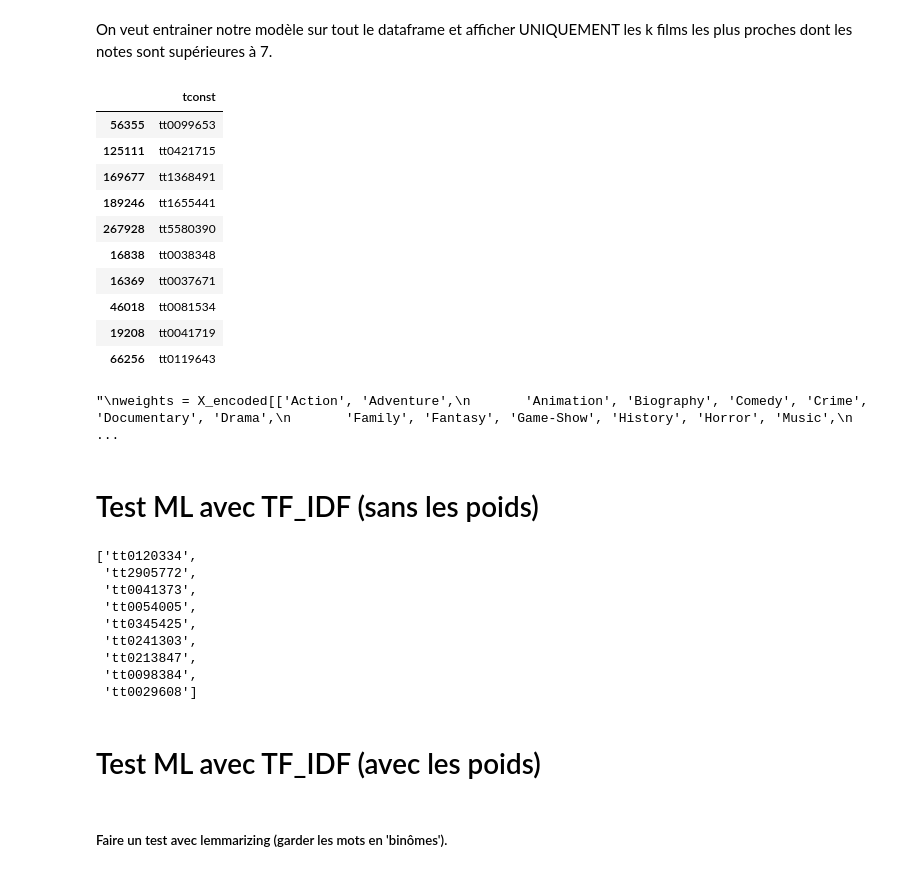
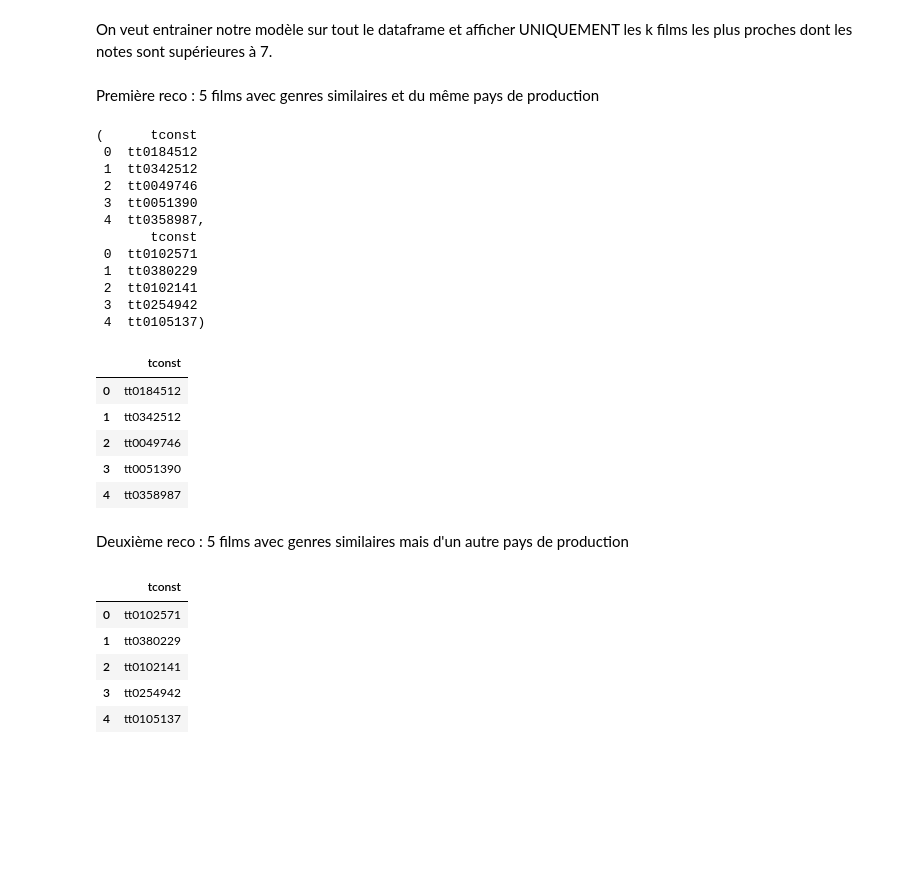
Before and after one commit to jpvt-data/AlgoCinema, a Jupyter notebook: machine learning/BIG_DF_ML.ipynb, the cells around one changed output. Saved outputs shown, nothing was run; the diff lists cells and outputs as text; code cells hidden in the pictures; blank space fills up the shorter version.

```diff
--- a/machine learning/BIG_DF_ML.ipynb
+++ b/machine learning/BIG_DF_ML.ipynb
@@ -332,0 +236,2 @@ def recommandation(tconst):
+# %% [markdown]
+Première reco : 5 films avec genres similaires et du même pays de production
@@ -333,33 +402,25 @@ def recommandation(tconst):
+# %%
+recommandation_finale('tt0275209')
+# %% [output]
+(      tconst
+ 0  tt0184512
+ 1  tt0342512
+ 2  tt0049746
+ 3  tt0051390
+ 4  tt0358987,
+       tconst
+ 0  tt0102571
+ 1  tt0380229
+ 2  tt0102141
+ 3  tt0254942
+ 4  tt0105137)
 # %%
-selection = recommandation('tt0099487')
-pd.DataFrame(selection)
+selection = recommandation('tt0275209')
+selection
 # %% [output]
 |  | tconst |
-| 56355 | tt0099653 |
-| 125111 | tt0421715 |
-| 169677 | tt1368491 |
-| 189246 | tt1655441 |
-| 267928 | tt5580390 |
-| 16838 | tt0038348 |
-| 16369 | tt0037671 |
-| 46018 | tt0081534 |
-| 19208 | tt0041719 |
-| 66256 | tt0119643 |
+| 0 | tt0184512 |
+| 1 | tt0342512 |
+| 2 | tt0049746 |
+| 3 | tt0051390 |
+| 4 | tt0358987 |
-# %%
-"""
-weights = X_encoded[['Action', 'Adventure',
-       'Animation', 'Biography', 'Comedy', 'Crime', 'Documentary', 'Drama',
-       'Family', 'Fantasy', 'Game-Show', 'History', 'Horror', 'Music',
-       'Musical', 'Mystery', 'News', 'Reality-TV', 'Romance', 'Sci-Fi',
-       'Sport', 'Talk-Show', 'Thriller', 'War', 'Western']].astype(bool)
-weights *= 2
-X_weighted = pd.concat([weights, X_encoded.drop(columns = ['Action', 'Adventure',
-       'Animation', 'Biography', 'Comedy', 'Crime', 'Documentary', 'Drama',
-       'Family', 'Fantasy', 'Game-Show', 'History', 'Horror', 'Music',
-       'Musical', 'Mystery', 'News', 'Reality-TV', 'Romance', 'Sci-Fi',
-       'Sport', 'Talk-Show', 'Thriller', 'War', 'Western'])], axis=1)
-"""
-# %% [output]
-"\nweights = X_encoded[['Action', 'Adventure',\n       'Animation', 'Biography', 'Comedy', 'Crime', 'Documentary', 'Drama',\n       'Family', 'Fantasy', 'Game-Show', 'History', 'Horror', 'Music',\n    ...
-# %% [markdown]
-# Test ML avec TF_IDF (sans les poids)
@@ -439,0 +427,2 @@ def recommandation2(tconst):
+# %% [markdown]
+Deuxième reco : 5 films avec genres similaires mais d'un autre pays de production
@@ -440,15 +507,10 @@ def recommandation2(tconst):
 # %%
-selection2 = recommandation2('tt0099487')
+selection2 = recommandation2('tt0099785')
 selection2
 # %% [output]
-['tt0120334',
- 'tt2905772',
- 'tt0041373',
- 'tt0054005',
- 'tt0345425',
- 'tt0241303',
- 'tt0213847',
- 'tt0098384',
- 'tt0029608']
+|  | tconst |
+| 0 | tt0102571 |
+| 1 | tt0380229 |
+| 2 | tt0102141 |
+| 3 | tt0254942 |
+| 4 | tt0105137 |
-# %% [markdown]
-# Test ML avec TF_IDF (avec les poids)
@@ -545,2 +516,0 @@ def recommandation2(tconst):
-# %% [markdown]
-##### Faire un test avec lemmarizing (garder les mots en 'binômes').
```
Also changed, not shown: parts of 46 cells of this notebook, 3 other files.
